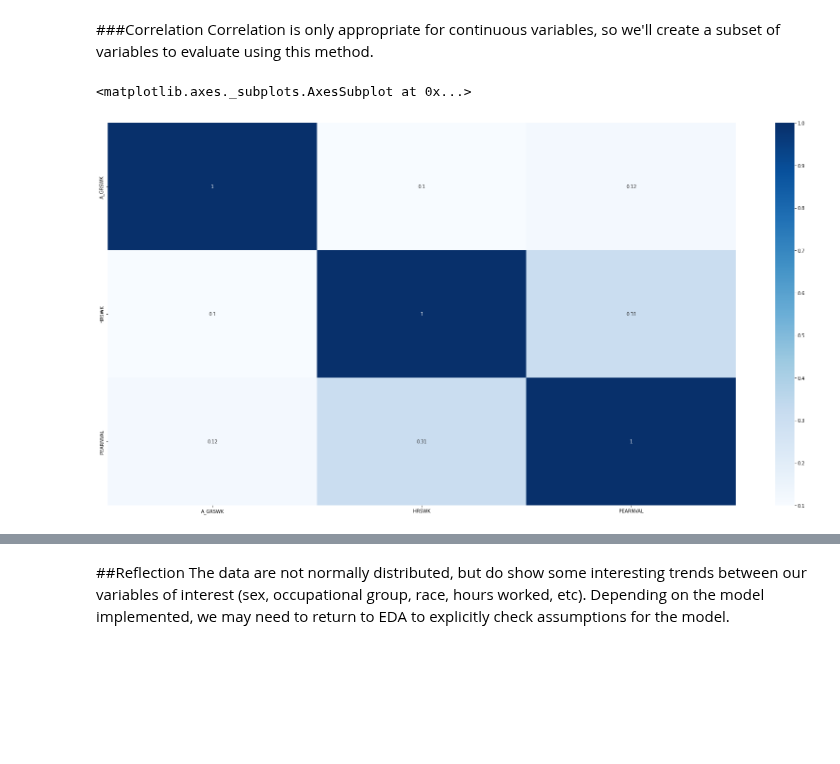
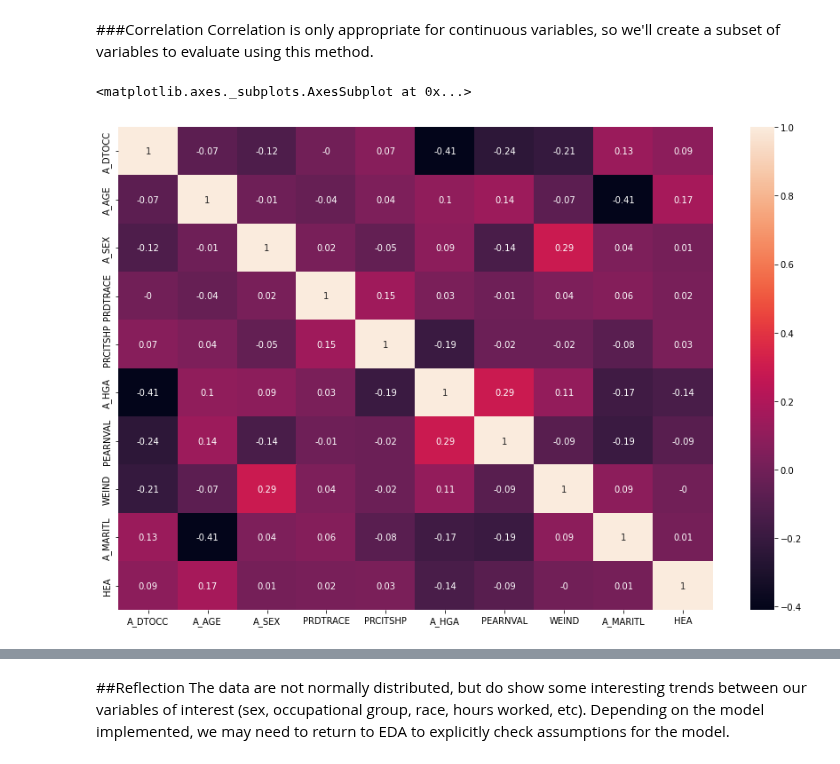
Before and after one commit to cfcastillo/DS-6-Notebooks, a Jupyter notebook: 2_Education_Capstone_EDA_and_Processing.ipynb, the cells around one changed output, grey strips where cells are left out. Cells and saved outputs as stored; diff of their text form; code cells hidden in the pictures; blank space fills up the shorter version.

Commit message:
Capture day's work capstone notebook 2 - processing.

```diff
--- a/2_Education_Capstone_EDA_and_Processing.ipynb
+++ b/2_Education_Capstone_EDA_and_Processing.ipynb
@@ -91,0 +80,3 @@ asec_final.drop('Unnamed: 0', axis=1, inplace=True)
+# %%
+#Import final data
+asec_final = pd.read_csv(root_drive + 'Capstone/Data/FinalData/Trends/asec_2019_trend_v4.csv')
@@ -91,0 +93,7 @@ asec_final.drop('Unnamed: 0', axis=1, inplace=True)
+# %%
+#Drop 'Unnamed: 0' column
+asec_final.drop('Unnamed: 0', axis=1, inplace=True)
+
+# drop specified class of worker
+wkr = [0,8]
+asec_final.drop(asec_final[asec_final.A_CLSWKR.isin(wkr)].index, inplace=True)
@@ -92,3 +104,15 @@ asec_final.drop('Unnamed: 0', axis=1, inplace=True)
+# %%
+# Balance the data by removing low occupation code counts. Data will then be over and undersampled
+# as part of the modeling process.
+which_target = 'A_DTOCC'
+threshold = 2000
+
+# get list of target values
+occ_freq = asec_final[which_target].value_counts(ascending=False)
+# drop certain occupational codes falling below specified threshold
+df = pd.DataFrame(occ_freq)
+occ_to_drop = df[df[which_target] < threshold].index
+asec_final.drop(asec_final[asec_final[which_target].isin(occ_to_drop)].index, inplace=True)
 # %% [markdown]
 ## Understand our Data
 To better understand our data we'll look at the general shape, values, and summarys statistics of the dataset.
@@ -212,14 +235,16 @@ Name: A_DTOCC, dtype: float64
 Correlation is only appropriate for continuous variables, so we'll create a subset of variables to evaluate using this method.
 # %%
 # Correlation plot
-correlation_df = asec_final.filter(items=['A_GRSWK', 'HRSWK', 'PEARNVAL'], axis=1)
+keep_cols = [which_target,'A_AGE', 'A_SEX', 'PRDTRACE', 'PRCITSHP', 'A_HGA', 'PEARNVAL', 'WEIND', 'A_MARITL', 'HEA']
 
-plt.figure(figsize=(30,15))
+correlation_df = asec_final.filter(items=keep_cols, axis=1)
+
+plt.figure(figsize=(15,10))
 correlation_matrix = correlation_df.corr().round(2)
-sns.heatmap(data=correlation_matrix, annot=True, cmap='Blues')
+sns.heatmap(data=correlation_matrix, annot=True)#, cmap='Blues')
 # %% [output]
 <matplotlib.axes._subplots.AxesSubplot at 0x...>
-[figure, old version]
+[figure, new version]
 # %%
 # Numerically looking at the correlations
 corrs = correlation_df.corr().round(2).unstack().abs()
```
Also changed, not shown: parts of 38 cells of this notebook.
